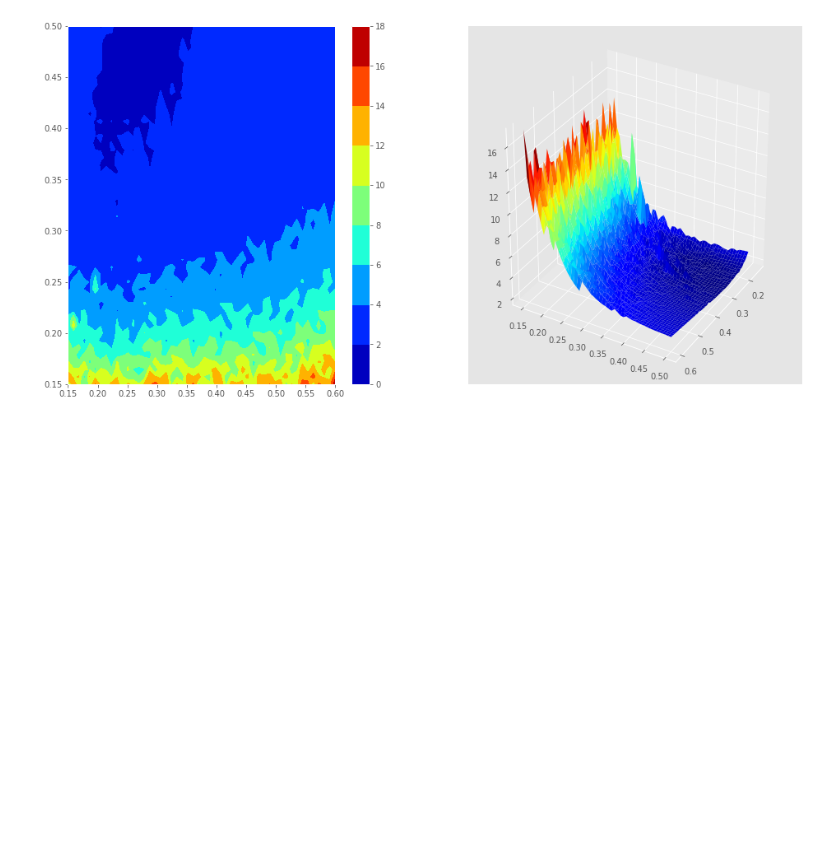
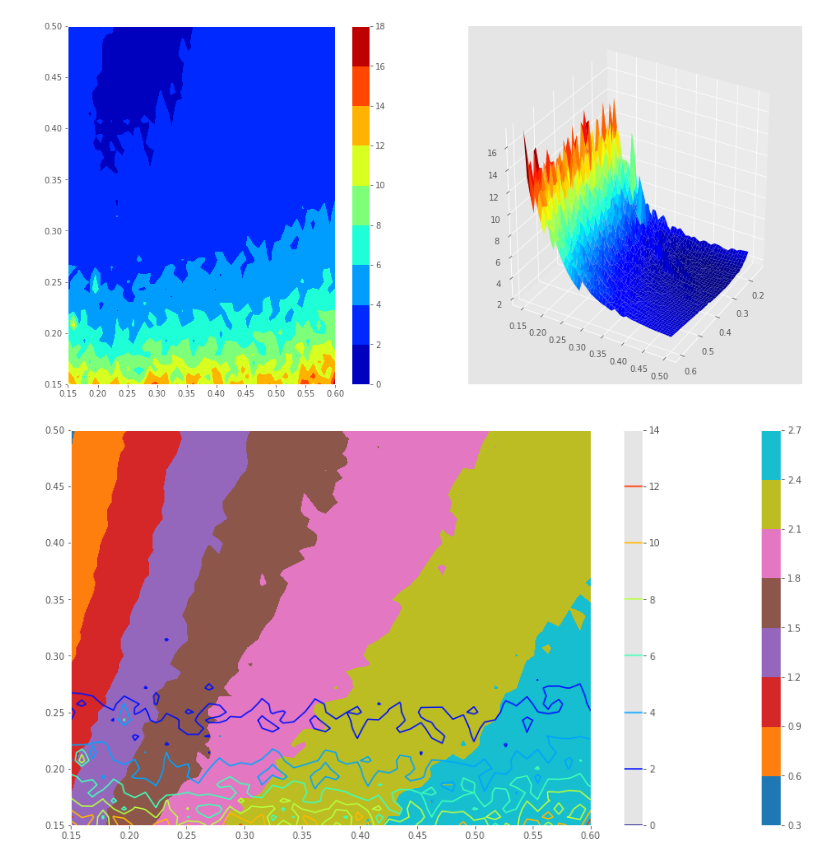
Before and after one commit to vicrsp/rto, a Jupyter notebook: Grid Search.ipynb, the cells around one changed output. Saved outputs shown, nothing was run; the diff lists cells and outputs as text; code cells hidden in the pictures; blank space fills up the shorter version.

```diff
--- a/Grid Search.ipynb
+++ b/Grid Search.ipynb
@@ -108,3 +93,24 @@ for key in grid.keys():
 plt.show()
 # %% [output]
 [figure]
+# %%
+## Plot the pareto fronts
+for key in grid.keys():
+    fig = plt.figure(figsize=(16,8))
+    X, Y = grid[key]
+    Z_Ca, Z_Cb, Z_Cc, Z_Cd, Z_V = gs.unpack_errors(pareto[key])
+
+    cs1 = plt.contourf(X,Y,Z_Ca,cmap='tab10')
+    cs2 = plt.contour(X,Y,Z_Cb,cmap='jet')
+    #cs3 = plt.contour(X,Y,Z_Cc,cmap='tab10')
+    #cs4 = plt.contour(X,Y,Z_Cd,cmap='tab10')
+
+    fig.colorbar(cs1)
+    fig.colorbar(cs2)
+    #fig.colorbar(cs3)
+    #fig.colorbar(cs4)
+
+
+plt.show()
+# %% [output]
+[figure, added]
```
Also changed, not shown: parts of 6 cells of this notebook, 3 other files.
